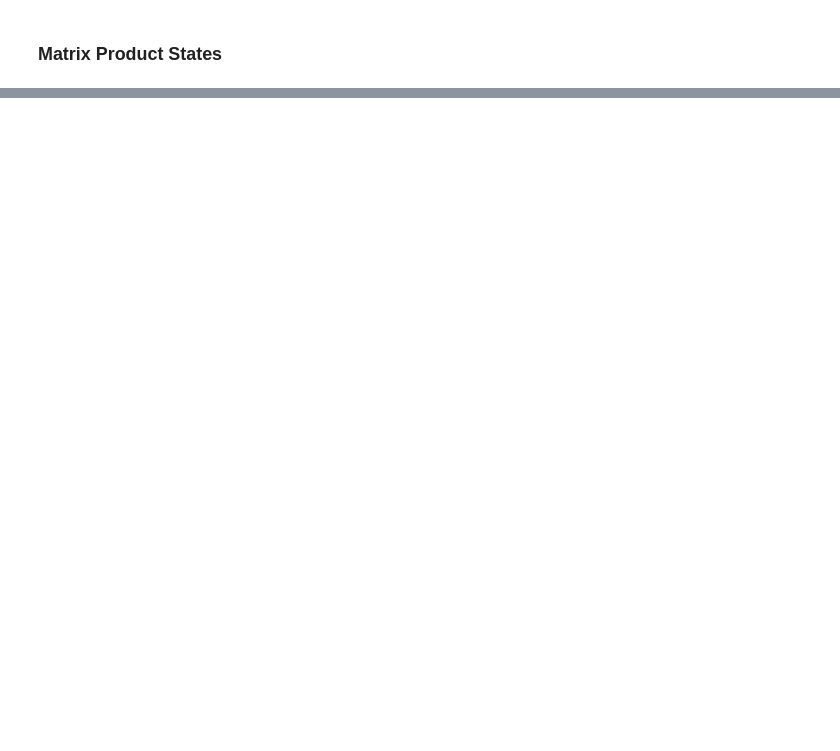
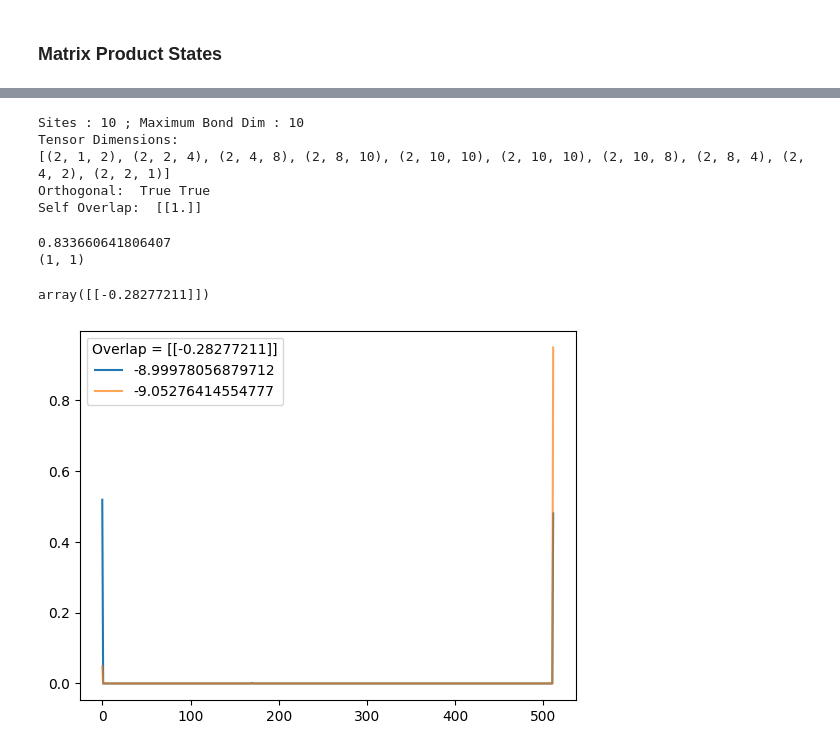
Before and after one commit to Prady-mn/codeworks-LMU, a Jupyter notebook: CPMB/MatrixProductStates.ipynb, the cells around one changed output, grey strips where cells are left out. Cells and saved outputs as stored; diff of their text form; code cells hidden in the pictures; blank space fills up the shorter version.

```diff
--- a/CPMB/MatrixProductStates.ipynb
+++ b/CPMB/MatrixProductStates.ipynb
@@ -109,0 +161,17 @@ psi_mps = get_mps(psi,N,100)
+# %%
+def mps_overlap(a,b = None,rightCann = False):
+    if(rightCann):
+        a = a[::-1]
+
+    if(b is None):
+        b = a.copy()
+
+    assert len(a) == len(b)
+
+    L = np.array([[1]])
+
+    for i in range(len(a)):
+        #print("IN LOOP",L.shape)
+        L = (a[i][0].conj().T @ L @ b[i][0]) + (a[i][1].conj().T @ L @ b[i][1])
+    print(L.shape)
+    return L
@@ -109,0 +185,62 @@ psi_mps = get_mps(psi,N,100)
+# %%
+N_2b,bondDim_2b = 10,10
+
+rng = np.random.default_rng(seed = 22)
+psi_2b = rng.random(2**N)
+
+#J,g,N = 1,0.5,8
+#L = 50
+#H,basis = Hamiltonian_TFIM_open(J,g,N,return_basis=True)
+#gs,psi_2b = groundState_Krylov(J,g,N,L)
+
+
+psi_2b = psi_2b/vec_norm(psi_2b)
+
+
+psi_2b_mps,psi_2b_alpha = get_mps(psi_2b,N_2b,bondDim_2b)
+psi_2b_T = convert_to_tensor(psi_2b_mps,psi_2b_alpha)
+
+print(f'Sites : {N_2b} ; Maximum Bond Dim : {bondDim_2b}')
+print("Tensor Dimensions: ")
+print([x.shape for x in psi_2b_T])
+print("Orthogonal: ",checkOrthogonalMPS(psi_2b_mps),checkOrthogonalT(psi_2b_T))
+print("Self Overlap: ", mps_overlap(psi_2b_T))
+# %% [output]
+Sites : 10 ; Maximum Bond Dim : 10
+Tensor Dimensions:
+[(2, 1, 2), (2, 2, 4), (2, 4, 8), (2, 8, 10), (2, 10, 10), (2, 10, 10), (2, 10, 8), (2, 8, 4), (2, 4, 2), (2, 2, 1)]
+Orthogonal:  True True
+Self Overlap:  [[1.]]
+# %%
+def variationOfOverlap(J1,g1,J2,g2,N,L,bondDim = 1000):
+    #H1 = Hamiltonian_TFIM_open(J1,g1,N)
+    gs_1,psi_1 = groundState_Krylov(J1,g1,N,L)
+    psi_1 = psi_1/vec_norm(psi_1)
+
+    #H2 = Hamiltonian_TFIM_open(J2,g2,N)
+    gs_2,psi_2 = groundState_Krylov(J2,g2,N,L)
+    #psi_2 = -psi_1.copy()
+    psi_2 = psi_2/vec_norm(psi_2)
+
+    plt.plot(psi_1**2,label = gs_1)
+    plt.plot(psi_2**2,alpha = 0.7, label = gs_2)
+
+    psi_1_TT,_ = get_complete_mps(psi_1,N,bondDim)
+    psi_2_TT,_ = get_complete_mps(psi_2,N,bondDim)
+
+    #print(get_shapes(psi_1_TT),'\n',get_shapes(psi_2_TT))
+    print(psi_1.conj().T @ psi_2)
+    ovlp = mps_overlap(psi_1_TT,psi_2_TT)
+
+    plt.legend(title = f"Overlap = {ovlp}")
+    return ovlp
+# %%
+## For Same values of J and g - Overlap should be near 1
+# But MPS is not unique
+
+variationOfOverlap(1,0,1,0,9,150)
+# %% [output]
+0.833660641806407
+(1, 1)
+array([[-0.28277211]])
+[figure, added]
```
Also changed, not shown: parts of 22 cells of this notebook.
